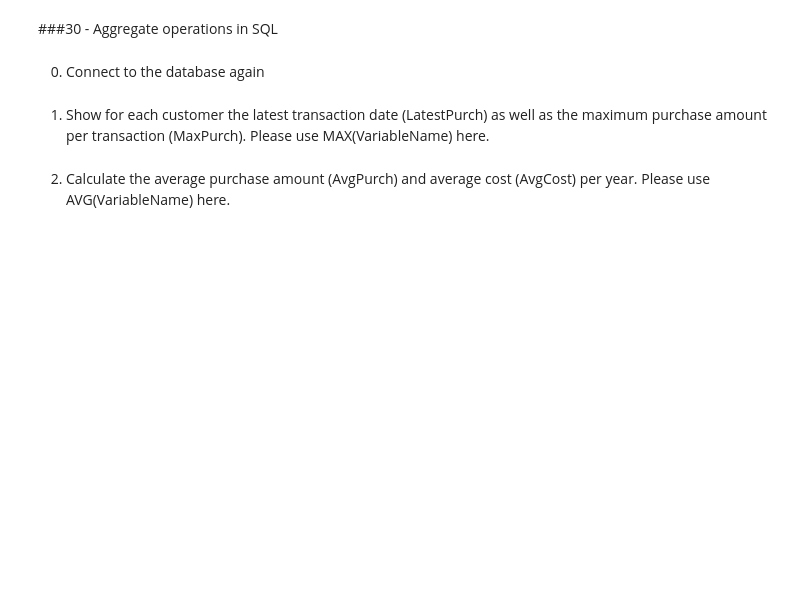
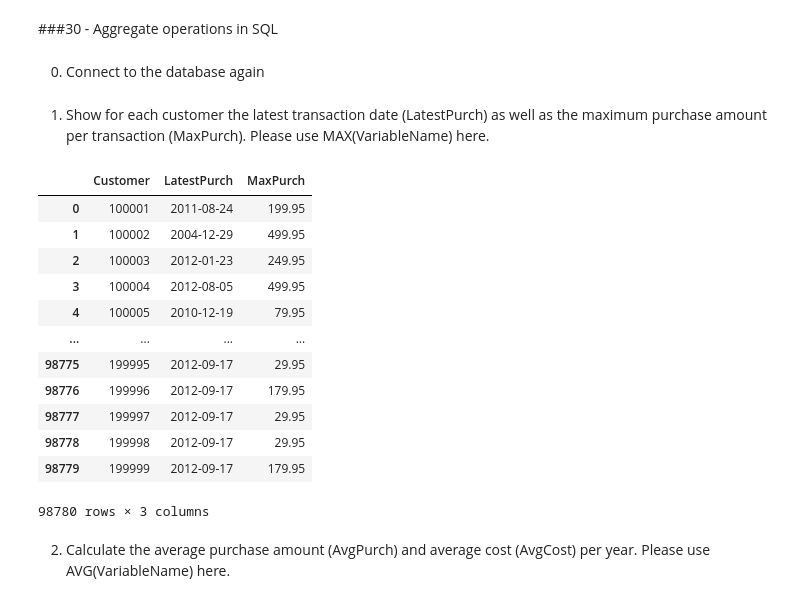
Before and after one commit to Guus03/MSc-Business-Analytics, a Jupyter notebook: Applied-Programming/Python-Seminar-6+7.ipynb, the cells around one changed output. Cells and saved outputs as stored; diff of their text form; code cells hidden in the pictures; blank space fills up the shorter version.

```diff
--- a/Applied-Programming/Python-Seminar-6+7.ipynb
+++ b/Applied-Programming/Python-Seminar-6+7.ipynb
@@ -118,6 +165,20 @@ cursor=con.cursor()
 # %% [markdown]
 1.	Show for each customer the latest transaction date (LatestPurch) as well as the maximum purchase amount per transaction (MaxPurch). Please use  MAX(VariableName) here.
 # %%
-pd.read_sql_query("SELECT Customer, ***Your-code-here*** AS LatestPurch, ***Your-code-here*** AS MaxPurch FROM transactions ***Your-code-here*** Customer;", con)
+pd.read_sql_query("SELECT Customer, MAX(date(TransDate)) AS LatestPurch, MAX(PurchAmount) AS MaxPurch FROM transactions GROUP BY Customer;", con)
+# %% [output]
+|  | Customer | LatestPurch | MaxPurch |
+| 0 | 100001 | 2011-08-24 | 199.95 |
+| 1 | 100002 | 2004-12-29 | 499.95 |
+| 2 | 100003 | 2012-01-23 | 249.95 |
+| 3 | 100004 | 2012-08-05 | 499.95 |
+| 4 | 100005 | 2010-12-19 | 79.95 |
+| ... | ... | ... | ... |
+| 98775 | 199995 | 2012-09-17 | 29.95 |
+| 98776 | 199996 | 2012-09-17 | 179.95 |
+| 98777 | 199997 | 2012-09-17 | 29.95 |
+| 98778 | 199998 | 2012-09-17 | 29.95 |
+| 98779 | 199999 | 2012-09-17 | 179.95 |
+98780 rows × 3 columns
 # %% [markdown]
 2.	Calculate the average purchase amount (AvgPurch) and average cost (AvgCost) per year. Please use AVG(VariableName) here.
```
Also changed, not shown: parts of 17 cells of this notebook.
